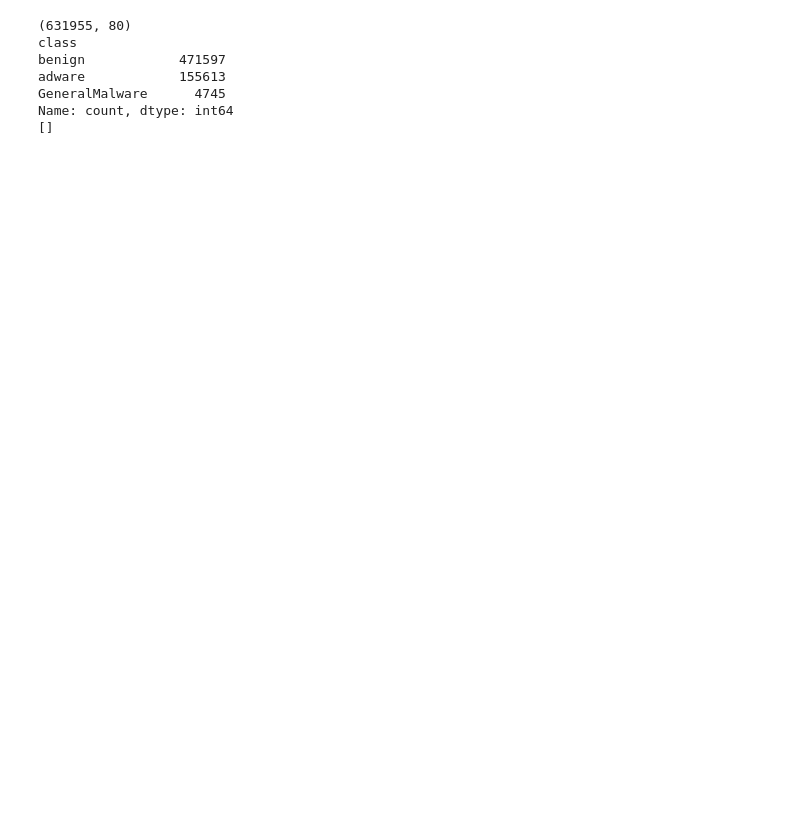
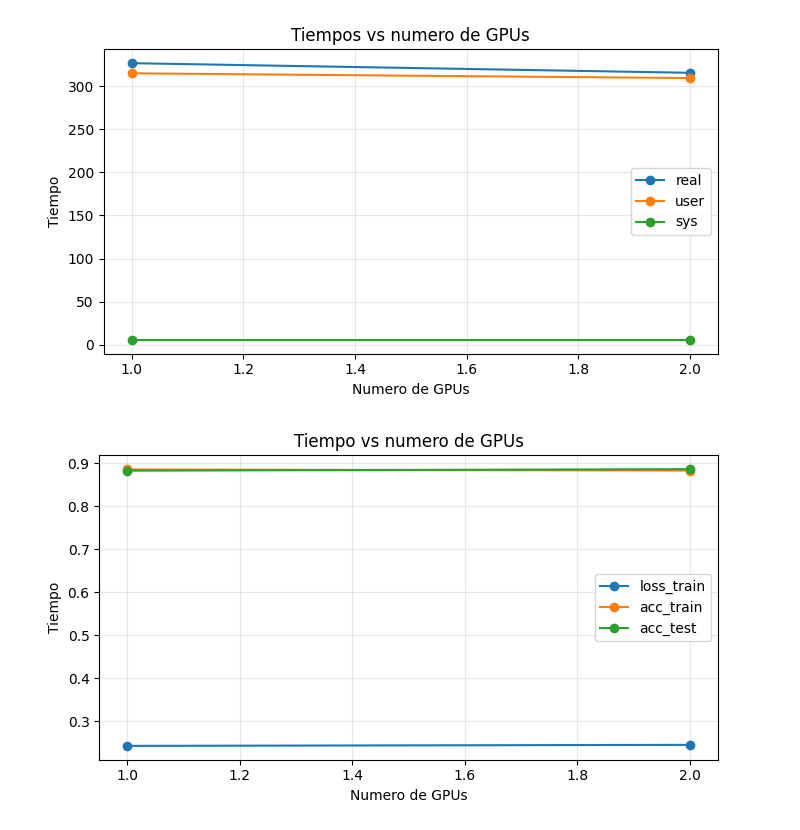
Before and after one commit to JavierPeraltaAzagra/Big-Data-e-IA, a Jupyter notebook: Sistemas de aprendizaje automático/Trabajo Final/registro_tiempos.ipynb, the cells around one changed output. Saved outputs shown, nothing was run; the diff lists cells and outputs as text; code cells hidden in the pictures; blank space fills up the shorter version.

```diff
--- a/Sistemas de aprendizaje automático/Trabajo Final/registro_tiempos.ipynb
+++ b/Sistemas de aprendizaje automático/Trabajo Final/registro_tiempos.ipynb
@@ -14,40 +49,46 @@ cpus =[1,2,4,8,16]
 # %%
 # GPUs
 # 5a
-real =[]
-user =[]
-sys =[]
+real =[326.67, 315.50]
+user =[314.90, 309.38]
+sys =[5.61, 5.61]
 gpus =[1,2]
 
+gpu_df_5a = pd.DataFrame({"GPUs": gpus, "real": real, "user": user, "sys": sys})
+gpu_df_5a
+
+plt.figure(figsize=(7, 4))
+plt.plot(gpus, real, marker="o", label="real")
+plt.plot(gpus, user, marker="o", label="user")
+plt.plot(gpus, sys, marker="o", label="sys")
+plt.title("Tiempos vs numero de GPUs")
+plt.xlabel("Numero de GPUs")
+plt.ylabel("Tiempo")
+plt.grid(True, alpha=0.3)
+plt.legend()
+plt.tight_layout()
+plt.show()
+
 # 5b
-loss_train =[]
-acc_train =[]
-acc_test =[]
+loss_train =[0.2433, 0.2457]
+acc_train =[0.8858, 0.8832]
+acc_test =[0.8830, 0.8865]
 gpus =[1,2]
+
+gpu_df_5b = pd.DataFrame({"GPUs": gpus, "loss_train": loss_train, "acc_train": acc_train, "acc_test": acc_test})
+gpu_df_5b
+
+plt.figure(figsize=(7, 4))
+plt.plot(gpus, loss_train, marker="o", label="loss_train")
+plt.plot(gpus, acc_train, marker="o", label="acc_train")
+plt.plot(gpus, acc_test, marker="o", label="acc_test")
+plt.title("Tiempo vs numero de GPUs")
+plt.xlabel("Numero de GPUs")
+plt.ylabel("Tiempo")
+plt.grid(True, alpha=0.3)
+plt.legend()
+plt.tight_layout()
+plt.show()
+# %% [output]
+[figure, added]
+[figure, added]
-# %%
-import pandas as pd
-
-path = "TotalFeatures-ISCXFlowMeter.csv"
-
-df = pd.read_csv(path)
-print(df.shape)
-print(df['class'].value_counts(dropna=False))
-
-mapping = {'benign': 0, 'adware': 1, 'GeneralMalware': 1}
-unmapped = df.loc[~df['class'].isin(mapping.keys()), 'class'].unique()
-print(unmapped)
-
-df['class'] = df['class'].map(mapping)
-
-if df['class'].isna().any():
-    raise ValueError("Hay clases no mapeadas en 'class'")
-
-df['class'] = df['class'].astype('int64')
-# %% [output]
-(631955, 80)
-class
-benign            471597
-adware            155613
-GeneralMalware      4745
-Name: count, dtype: int64
-[]
```
Also changed, not shown: parts of 1 cell of this notebook, 5 other files.
